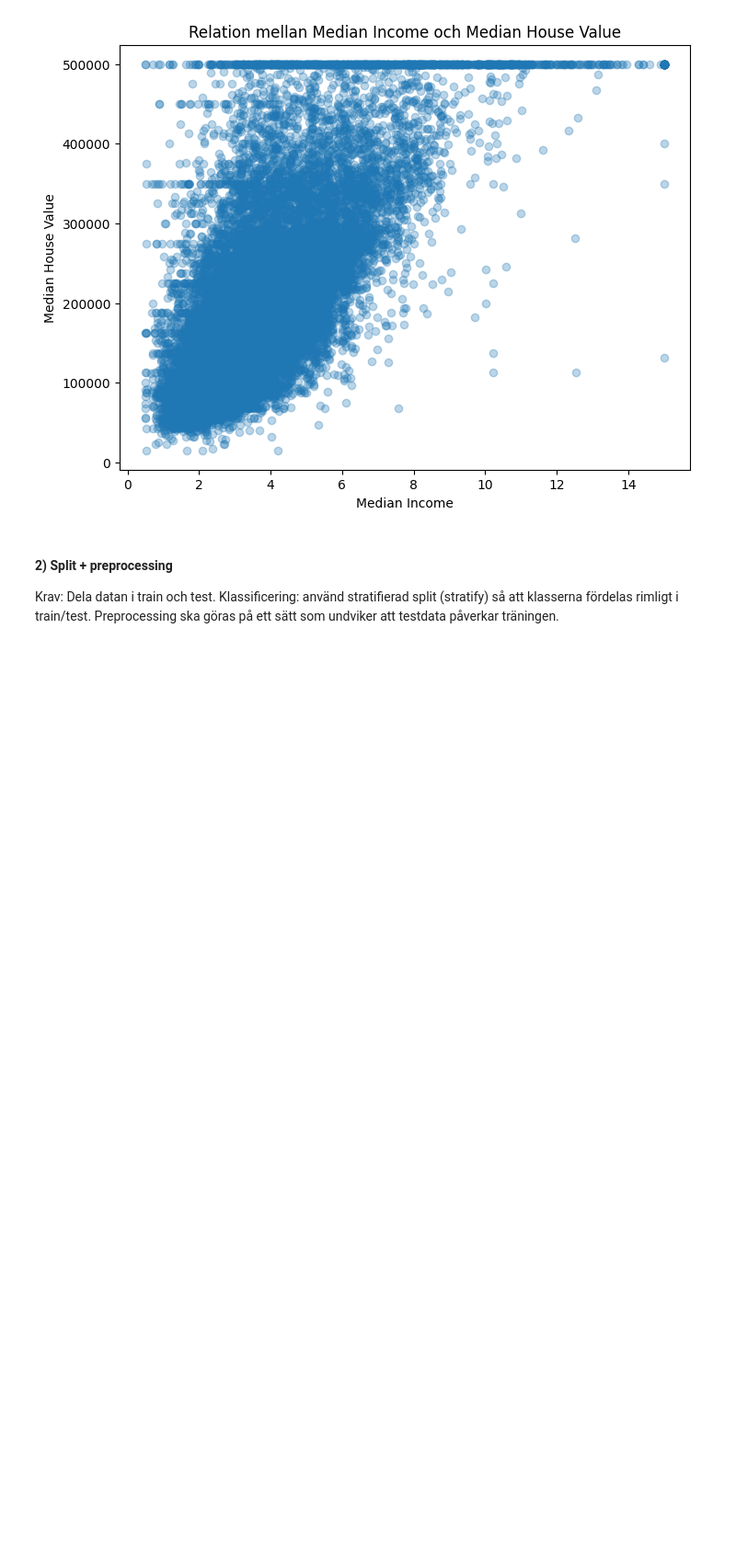
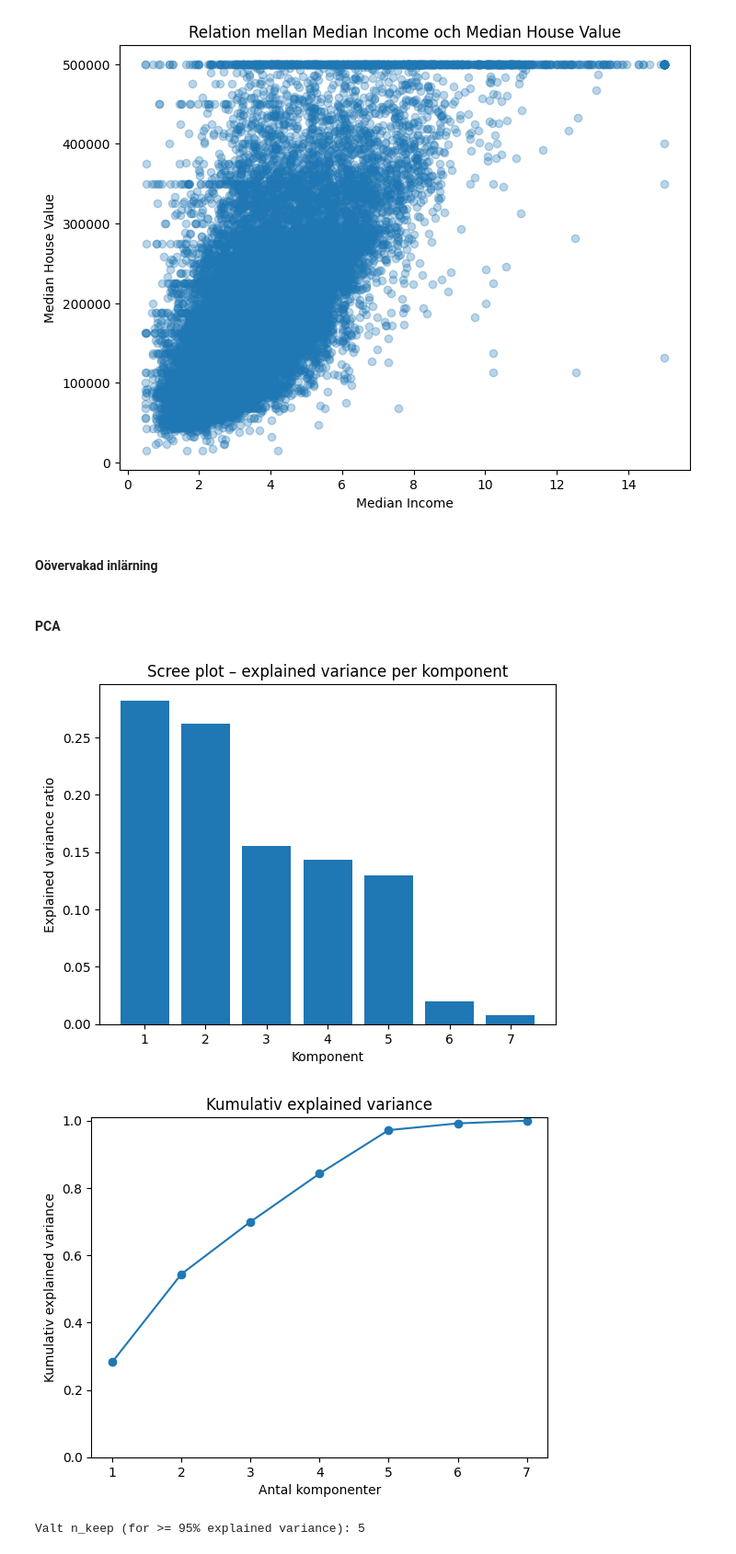
Before and after one commit to NadineKn/Machine_Learning, a Jupyter notebook: ML_Uppgift1_Nadine_Knoop.ipynb, the cells around one changed output. Shown at 92% size. Drawn from its saved outputs; the diff is of its cells as text; code cells hidden in the pictures; blank space fills up the shorter version.

```diff
--- a/ML_Uppgift1_Nadine_Knoop.ipynb
+++ b/ML_Uppgift1_Nadine_Knoop.ipynb
@@ -87,9 +97,3 @@ plt.title("Relation mellan Median Income och Median House Value")
 plt.show()
 # %% [output]
 [figure]
-# %% [markdown]
-#### 2) Split + preprocessing
- Krav:
-Dela datan i train och test.
-Klassificering: använd stratifierad split (stratify) så att klasserna fördelas rimligt i train/test.
-Preprocessing ska göras på ett sätt som undviker att testdata påverkar träningen.
@@ -95,0 +106,55 @@ Preprocessing ska göras på ett sätt som undviker att testdata påverkar trän
+# %% [markdown]
+#### Oövervakad inlärning
+# %%
+features = [
+    "longitude", "latitude",
+    "housing_median_age",
+    "median_income",
+    "rooms_per_household",
+    "bedrooms_per_household",
+    "population_per_household"
+]
+
+X = df[features]
+
+# Hantera missing values
+imputer = SimpleImputer(strategy="median")
+X_imputed = imputer.fit_transform(X)
+
+# Skalning
+scaler = StandardScaler()
+X_scaled = scaler.fit_transform(X_imputed)
+# %% [markdown]
+#### PCA
+# %%
+pca_full = PCA()
+pca_full.fit(X_scaled)
+
+# Explained variance
+explained = pca_full.explained_variance_ratio_
+cum_explained = np.cumsum(explained)
+
+# Scree plot
+plt.figure()
+plt.bar(range(1, len(explained)+1), explained)
+plt.title("Scree plot – explained variance per komponent")
+plt.xlabel("Komponent")
+plt.ylabel("Explained variance ratio")
+plt.show()
+
+# Kumulativ plot
+plt.figure()
+plt.plot(range(1, len(cum_explained)+1), cum_explained, marker="o")
+plt.title("Kumulativ explained variance")
+plt.xlabel("Antal komponenter")
+plt.ylabel("Kumulativ explained variance")
+plt.ylim(0, 1.01)
+plt.show()
+
+# Välj n_keep utifrån kurvan
+n_keep = np.argmax(cum_explained >= 0.95) + 1
+print("Valt n_keep (for >= 95% explained variance):", n_keep)
+# %% [output]
+[figure, added]
+[figure, added]
+Valt n_keep (for >= 95% explained variance): 5
```
Also changed, not shown: parts of 20 cells of this notebook.
